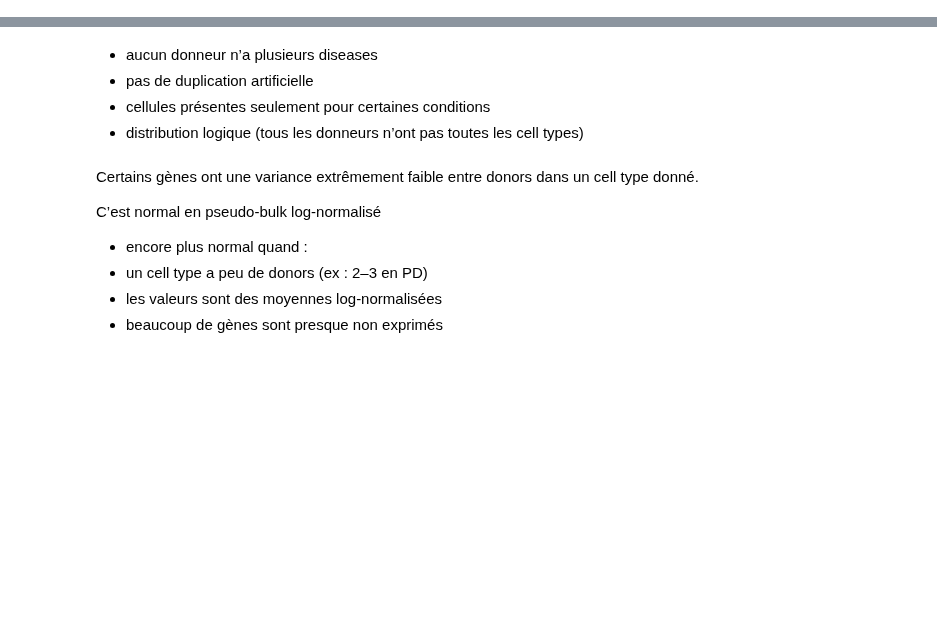
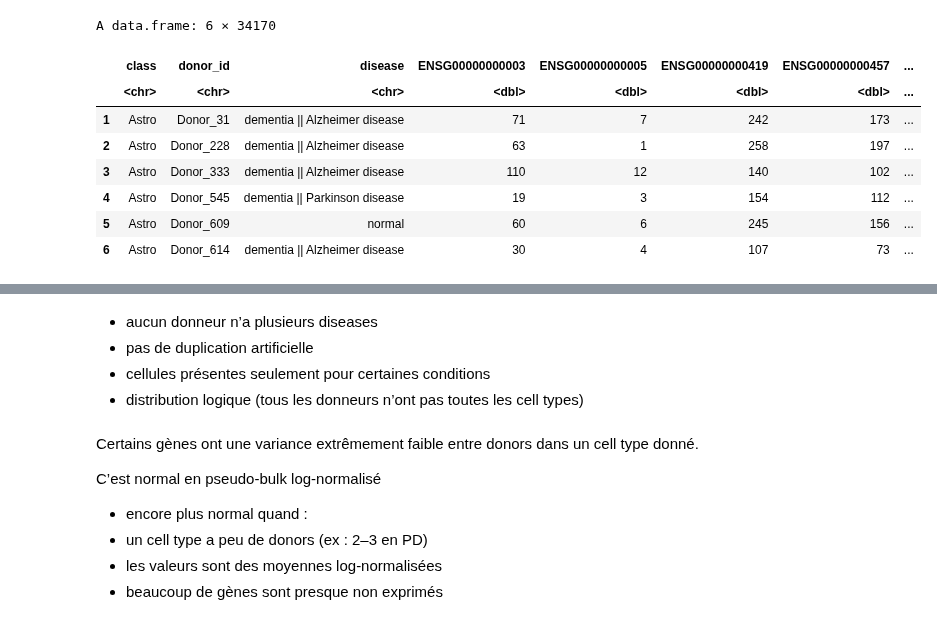
Before and after one commit to elodiehusson/transcriptomics-code, a Jupyter notebook: translation to R.ipynb, the cells around one changed output, grey strips where cells are left out. Saved outputs shown, nothing was run; the diff lists cells and outputs as text; code cells hidden in the pictures; blank space fills up the shorter version.

```diff
--- a/translation to R.ipynb
+++ b/translation to R.ipynb
@@ -93,0 +7,12 @@ Design matrix OK
+# %%
+head(pb)
+# %% [output]
+A data.frame: 6 × 34170
+|  | class | donor_id | disease | ENSG00000000003 | ENSG00000000005 | ENSG00000000419 | ENSG00000000457 | ... |
+|  | <chr> | <chr> | <chr> | <dbl> | <dbl> | <dbl> | <dbl> | ... |
+| 1 | Astro | Donor_31 | dementia || Alzheimer disease | 71 | 7 | 242 | 173 | ... |
+| 2 | Astro | Donor_228 | dementia || Alzheimer disease | 63 | 1 | 258 | 197 | ... |
+| 3 | Astro | Donor_333 | dementia || Alzheimer disease | 110 | 12 | 140 | 102 | ... |
+| 4 | Astro | Donor_545 | dementia || Parkinson disease | 19 | 3 | 154 | 112 | ... |
+| 5 | Astro | Donor_609 | normal | 60 | 6 | 245 | 156 | ... |
+| 6 | Astro | Donor_614 | dementia || Alzheimer disease | 30 | 4 | 107 | 73 | ... |
```
Also changed, not shown: parts of 8 cells of this notebook, 25 other files.
